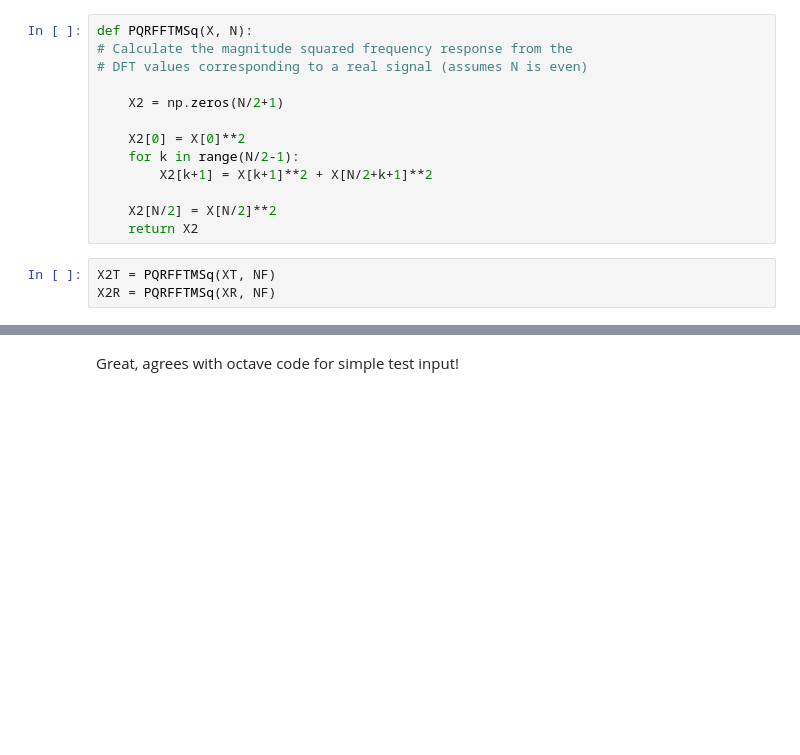
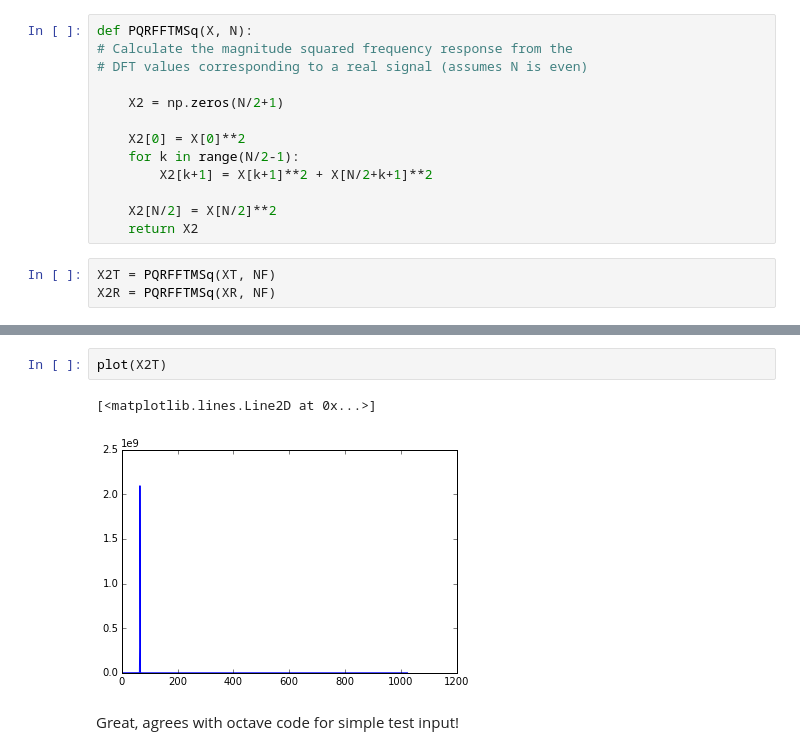
Before and after one commit to stephencwelch/Perceptual-Coding-In-Python, a Jupyter notebook: Explore PEAQ.ipynb, the cells around one changed output, grey strips where cells are left out. Drawn from its saved outputs; the diff is of its cells as text; blank space fills up the shorter version.

```diff
--- a/Explore PEAQ.ipynb
+++ b/Explore PEAQ.ipynb
@@ -177,3 +187,8 @@ array([  8.56616747e+06,   2.63295967e+06,   2.42825777e+04, ...,
+# %%
+plot(X2T)
+# %% [output]
+[<matplotlib.lines.Line2D at 0x...>]
+[figure, added]
 # %% [markdown]
 Great, agrees with octave code for simple test input!
 # %% [markdown]
```
Also changed, not shown: parts of 32 cells of this notebook, 2 other files.
